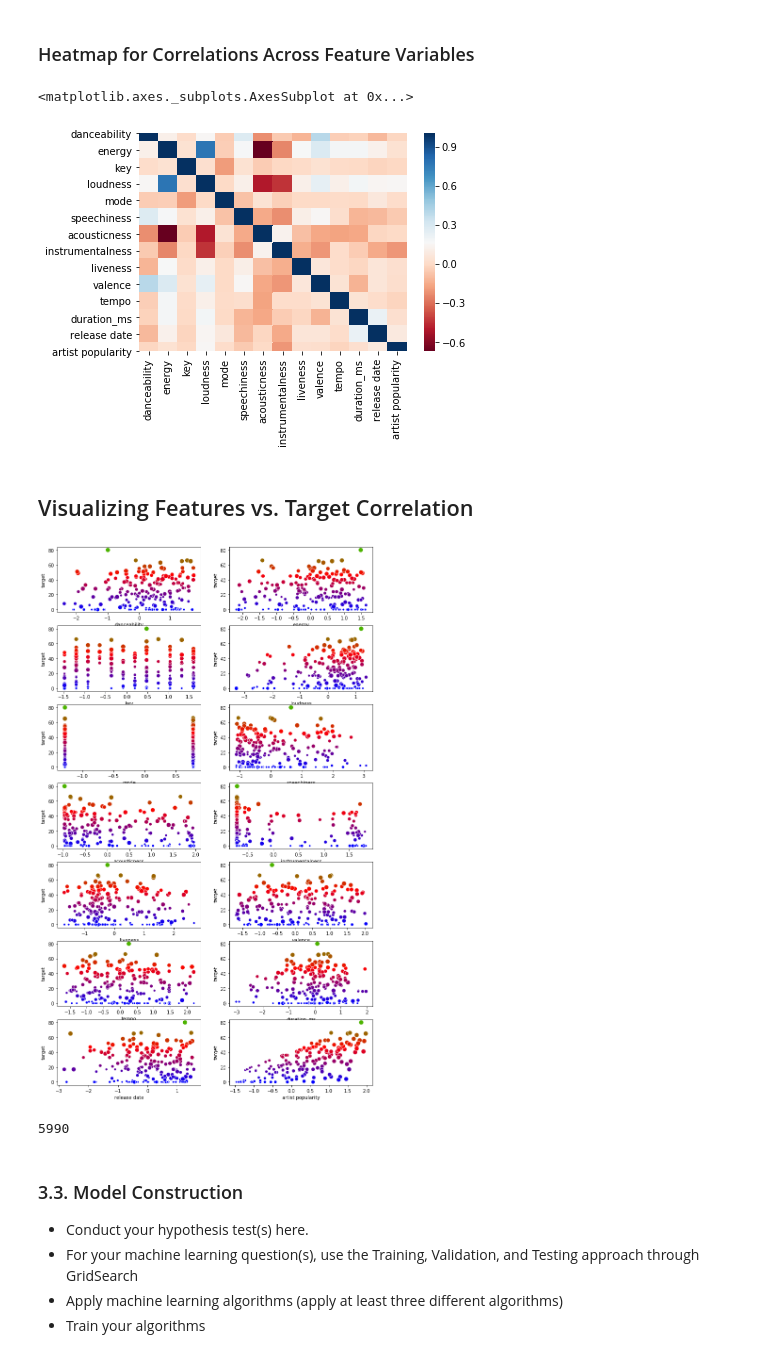
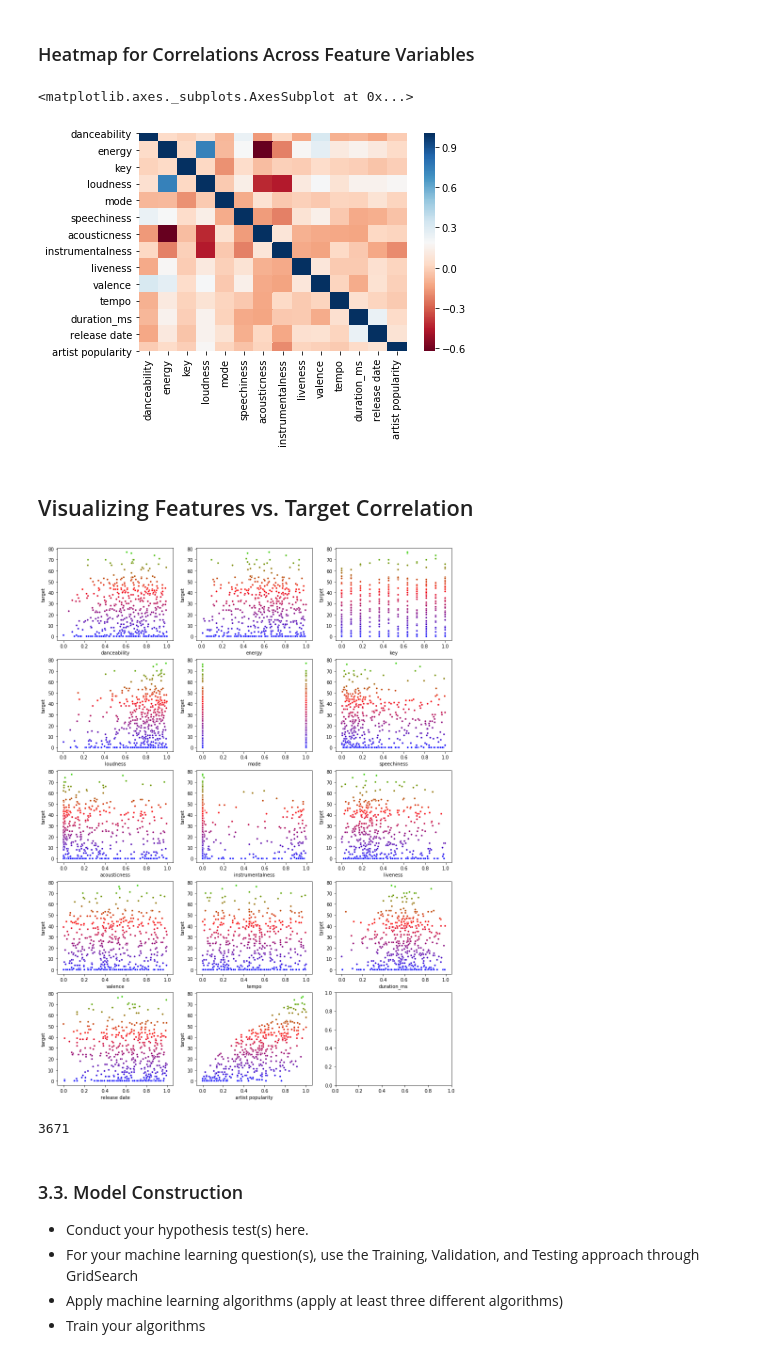
Before and after one commit to sam-zlota/DS3000-Final-Project, a Jupyter notebook: DS3000_FP4_Section02_Group7.ipynb, the cells around one changed output. Drawn from its saved outputs; the diff is of its cells as text; code cells hidden in the pictures.

```diff
--- a/DS3000_FP4_Section02_Group7.ipynb
+++ b/DS3000_FP4_Section02_Group7.ipynb
@@ -310,14 +303,14 @@ all_data_transformed.dropna(inplace=True)
 # %%
 for feature in feature_cols:
     x =  all_data_transformed[feature]
-    x = x[x.between(x.quantile(0.025), x.quantile(.975))] # without outliers
+    x = x[x.between(x.quantile(0.05), x.quantile(.95))] # without outliers
     all_data_transformed[feature] = x
 all_data_transformed.dropna(inplace=True)
 # %% [markdown]
 ### Using MinMaxScaler to Scale Data
 # %%
-# from sklearn.preprocessing import MinMaxScaler
-# scaler = MinMaxScaler()
+from sklearn.preprocessing import MinMaxScaler
+scaler = MinMaxScaler()
 
-# features_transformed = scaler.fit_transform(all_data_transformed[feature_cols])
-# features_transformed = pd.DataFrame(features_transformed, columns=feature_cols)
+features_transformed = scaler.fit_transform(all_data_transformed[feature_cols])
+features_transformed = pd.DataFrame(features_transformed, columns=feature_cols)
@@ -366,0 +357,5 @@ array([ True,  True, False,  True, False,  True,  True,  True, False,
+# %%
+fig, axs = plt.subplots(5, 3, figsize=(20, 25))
+
+for i in range(len(feature_cols)):
+    sns.distplot(features[feature_cols[i]], ax=axs.flat[i])
@@ -387,32 +384,34 @@ for i in range(len(feature_cols)):
 sns.heatmap(features.corr(), cmap ="RdBu")
 # %% [output]
 <matplotlib.axes._subplots.AxesSubplot at 0x...>
-[figure, old version]
+[figure, new version]
 # %% [markdown]
 ## Visualizing Features vs. Target Correlation
 # %%
 all_data_copy = features.copy()
 
 all_data_copy["target"] = target
 
-all_data_samp = all_data_copy.sample(200)
-fig, axs = plt.subplots(7,2 , figsize=(12, 21))
+all_data_samp = all_data_copy.sample(500)
+fig, axs = plt.subplots(5,3 , figsize=(15, 21))
 
 
 for i in range(len(feature_cols)):
     sns.scatterplot(all_data_samp[feature_cols[i]], all_data_samp["target"],
                    hue = all_data_copy["target"],
-                    size = all_data_samp["artist popularity"],
-                  sizes=(20,100),
+                    size = 10,
+
+#                     size = all_data_samp["artist popularity"],
+#                   sizes=(20,100),
                     legend=False,
                     palette="brg",
                     ax=axs.flat[i])
 # %% [output]
-[figure, old version]
+[figure, new version]
 # %%
 len(features)
 # %% [output]
-5990
+3671
 # %% [markdown]
 ### 3.3. Model Construction
 * Conduct your hypothesis test(s) here.
```
Also changed, not shown: parts of 19 cells of this notebook.
